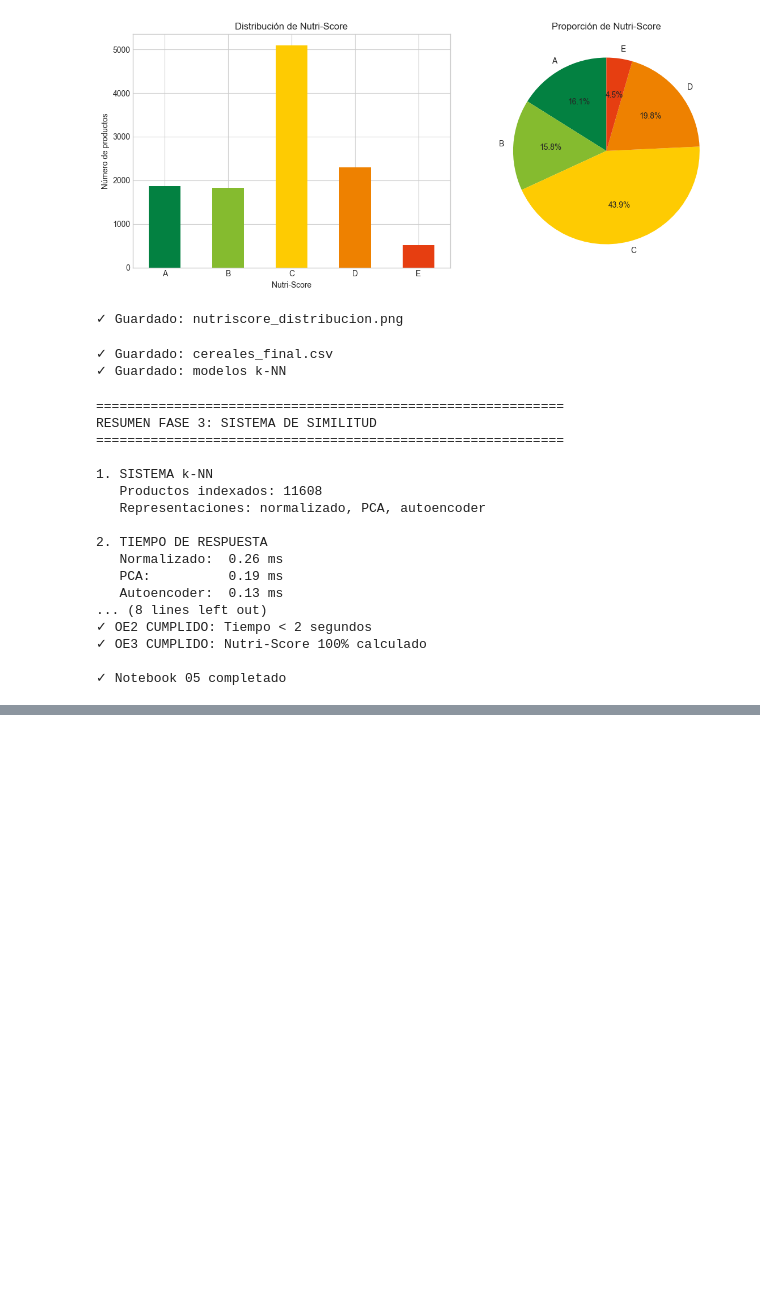
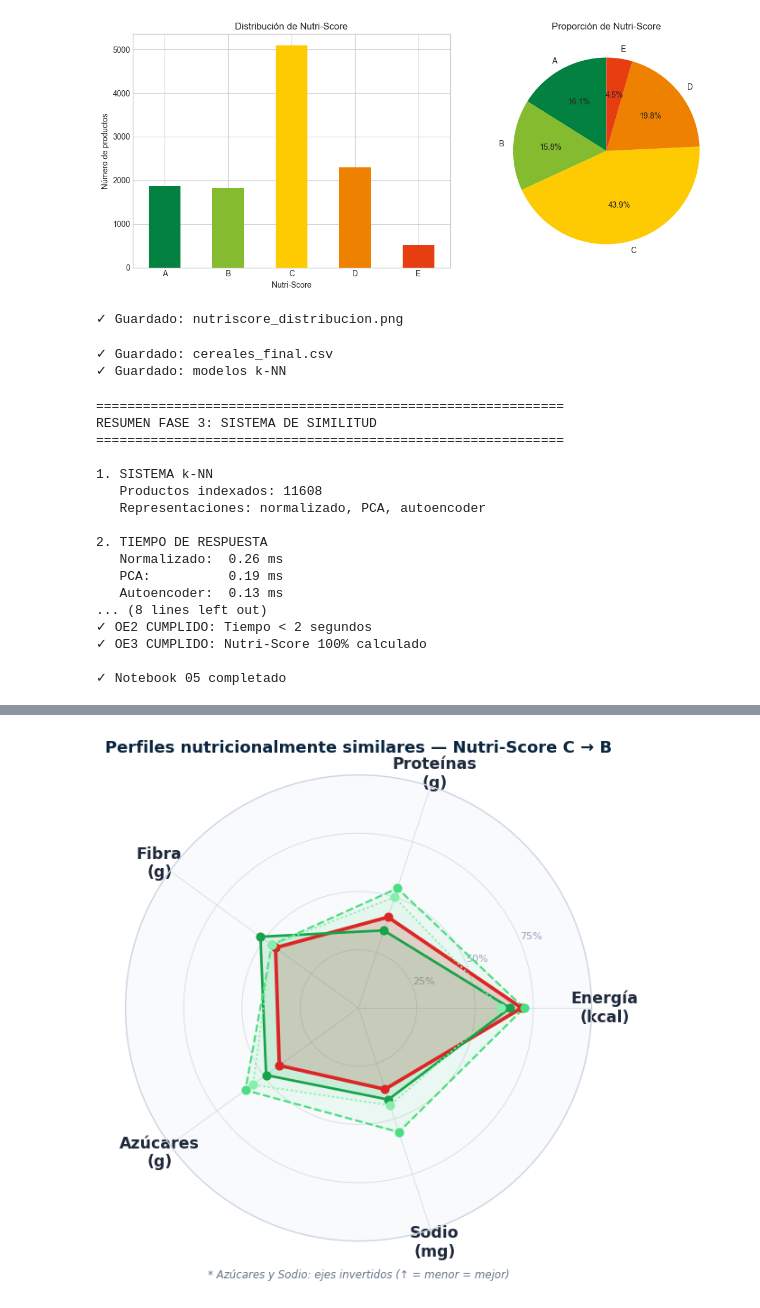
Before and after one commit to aracellipsv/TFM-similitud-nutricional, a Jupyter notebook: notebooks/05_sistema_similitud.ipynb, the cells around one changed output, grey strips where cells are left out. Saved outputs shown, nothing was run; the diff lists cells and outputs as text; code cells hidden in the pictures; blank space fills up the shorter version.

```diff
--- a/notebooks/05_sistema_similitud.ipynb
+++ b/notebooks/05_sistema_similitud.ipynb
@@ -438,0 +441,59 @@ Tiempo de búsqueda: 0.34 ms
+# %%
+import numpy as np
+import matplotlib.pyplot as plt
+from matplotlib import rcParams
+rcParams['font.family'] = 'DejaVu Sans'
+
+# Datos reales de tu TFM (representación z-score normalizado)
+labels = ['Energía\n(kcal)', 'Proteínas\n(g)', 'Fibra\n(g)', 'Azúcares\n(g)', 'Sodio\n(mg)']
+N = len(labels)
+
+data = [
+    ([370, 14.1, 9.2, 23.8, 295], '#DC2626', '-',  2.8, 0.20),  # Query [C]
+    ([365, 13.5, 9.6, 23.1, 288], '#16A34A', '-',  2.0, 0.13),  # KNOURISH [B]
+    ([371, 15.4, 9.3, 22.0, 266], '#4ADE80', '--', 1.6, 0.08),  # Maple Brown Sugar [B]
+    ([361, 15.0, 9.3, 22.4, 284], '#86EFAC', ':',  1.4, 0.06),  # Cranberry Almond [B]
+]
+
+# Rangos de normalización (Azúcares y Sodio invertidos: menos = mejor)
+ranges = [(300,400,False),(10,20,False),(7,12,False),(18,28,True),(200,350,True)]
+
+def norm(values):
+    r = []
+    for v,(mn,mx,inv) in zip(values,ranges):
+        n = max(0, min(1, (v-mn)/(mx-mn)))
+        r.append(1-n if inv else n)
+    return r
+
+angles = np.linspace(0, 2*np.pi, N, endpoint=False).tolist()
+ac = angles + angles[:1]
+
+fig, ax = plt.subplots(figsize=(7, 6.5), subplot_kw=dict(polar=True))
+fig.patch.set_facecolor('white')
+
+for (values,color,ls,lw,alpha) in data:
+    nv = norm(values); nc = nv + nv[:1]
+    ax.plot(ac, nc, ls=ls, color=color, lw=lw, zorder=5)
+    ax.fill(ac, nc, color=color, alpha=alpha)
+    ax.scatter(angles, nv, s=40, color=color, zorder=6, clip_on=False)
+
+ax.set_xticks(angles)
+ax.set_xticklabels(labels, size=12.5, fontweight='bold', color='#1E293B')
+ax.set_ylim(0, 1)
+ax.set_yticks([0.25, 0.5, 0.75])
+ax.set_yticklabels(['25%','50%','75%'], size=8, color='#94A3B8')
+ax.grid(color='#CBD5E1', lw=0.6, alpha=0.8)
+ax.spines['polar'].set_color('#CBD5E1')
+ax.set_facecolor('#F8FAFC')
+ax.text(0.5, -0.08, '* Azúcares y Sodio: ejes invertidos (↑ = menor = mejor)',
+        transform=ax.transAxes, ha='center', fontsize=8.5,
+        color='#64748B', style='italic')
+
+ax.set_title('Perfiles nutricionalmente similares — Nutri-Score C → B',
+             size=13, fontweight='bold', color='#0A2540', pad=18)
+
+plt.tight_layout()
+plt.savefig('radar_knn.jpg', dpi=180, bbox_inches='tight', facecolor='white')
+plt.show()
+# %% [output]
+[figure, added]
```
Also changed, not shown: parts of 4 cells of this notebook, 5 other files.
